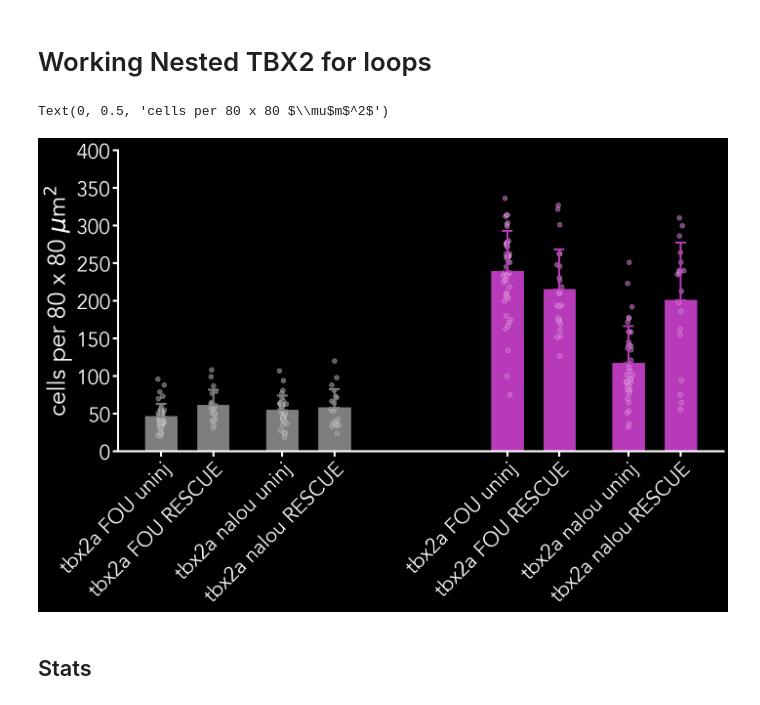
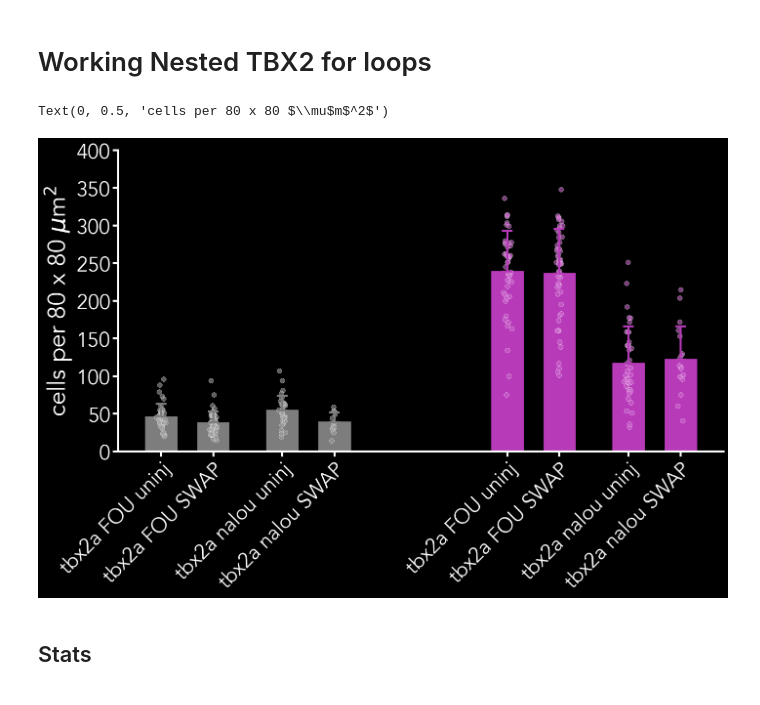
Before and after one commit to Cmhouseholder/pythonCode, a Jupyter notebook: Plot_photoreceptorCounts.ipynb, the cells around one changed output. Cells and saved outputs as stored; diff of their text form; code cells hidden in the pictures.

```diff
--- a/Plot_photoreceptorCounts.ipynb
+++ b/Plot_photoreceptorCounts.ipynb
@@ -296,8 +296,9 @@ tbx2g = ['tbx2a_fou', 'tbx2a_nalou']
 
 # injectedg = ['uninj', 'SWAP', 'RESCUE']
 # injectedg = ['uninj', 'SWAP', 'RESCUE', 'inj2bSWAP']
-injectedg = ['uninj', 'RESCUE']
-# injectedg = ['uninj', 'SWAP']
+# injectedg = ['uninj', 'RESCUE', 'inj2bSWAP']
+# injectedg = ['uninj', 'RESCUE']
+injectedg = ['uninj', 'SWAP']
 # nr2g = ['wt','F0']
 # injectedg = ['WT', 'F0CRX2a']
 
@@ -339,42 +340,50 @@ for pr in photoreceptors:
 #            'tbx2a FOU SWAP (2B:2A)',
 #           'tbx2a nalou uninj',
 #            'tbx2a nalou SWAP',
 #           'tbx2a nalou RESCUE',
 #           'tbx2a nalou SWAP (2B:2A)']
 
+#     # RESCUE &  2b:2A SWAP
+# xLabels = [ 'tbx2a FOU uninj',
+#             'tbx2a FOU RESCUE',
+#            'tbx2a FOU SWAP (2B:2A)',
+#           'tbx2a nalou uninj',
+#           'tbx2a nalou RESCUE',
+#           'tbx2a nalou SWAP (2B:2A)']
+
 # #RESCUE BY ITSELF
+# xLabels = [ 'tbx2a FOU uninj',
+#            'tbx2a FOU RESCUE',
+#           'tbx2a nalou uninj',
+#           'tbx2a nalou RESCUE' ]
+
+# SWAP BY ITSELF
 xLabels = [ 'tbx2a FOU uninj',
-           'tbx2a FOU RESCUE',
+        'tbx2a FOU SWAP',
           'tbx2a nalou uninj',
-          'tbx2a nalou RESCUE' ]
-
-# # SWAP BY ITSELF
-# xLabels = [ 'tbx2a FOU uninj',
-#         'tbx2a FOU SWAP',
-#           'tbx2a nalou uninj',
-#           'tbx2a nalou SWAP', ]
+          'tbx2a nalou SWAP', ]
 
 #OVEREXPRESSION OF TBX2
 # xLabels = [ '3 dpf','F0crx:Tbx2a (3 dpf)','5 dpf',
 #           'F0crx:Tbx2a (5 dpf)' ]
 
 formatFigure(fH, axH, pH)
 axH.set_xticks(np.sort(barPos));
 axH.set_xticklabels(xLabels * len(photoreceptors), ha='right', rotation_mode='anchor');
 
 # xLabels = geneList
     # 'Tbx2a_F0','Tbx2a_wt','Tbx2b_wt','Tbx2b_F0']
 
 axH.set_ylim([0,400]); # cone default (to have space for significance stars
 
 plt.ylabel('cells per 80 x 80 $\mu$m$^2$')
 # axH.set_ylim([0,80]); # for rods only
 
 # axH.set_ylim([0,250]); # tbx2
 # axH.set_xlim([0,np.max(barPos)+1]); # tbx2
 # %% [output]
 Text(0, 0.5, 'cells per 80 x 80 $\\mu$m$^2$')
-[figure, old version]
+[figure, new version]
 # %%
 barPos
 # %%
```
Also changed, not shown: 2 other files.
